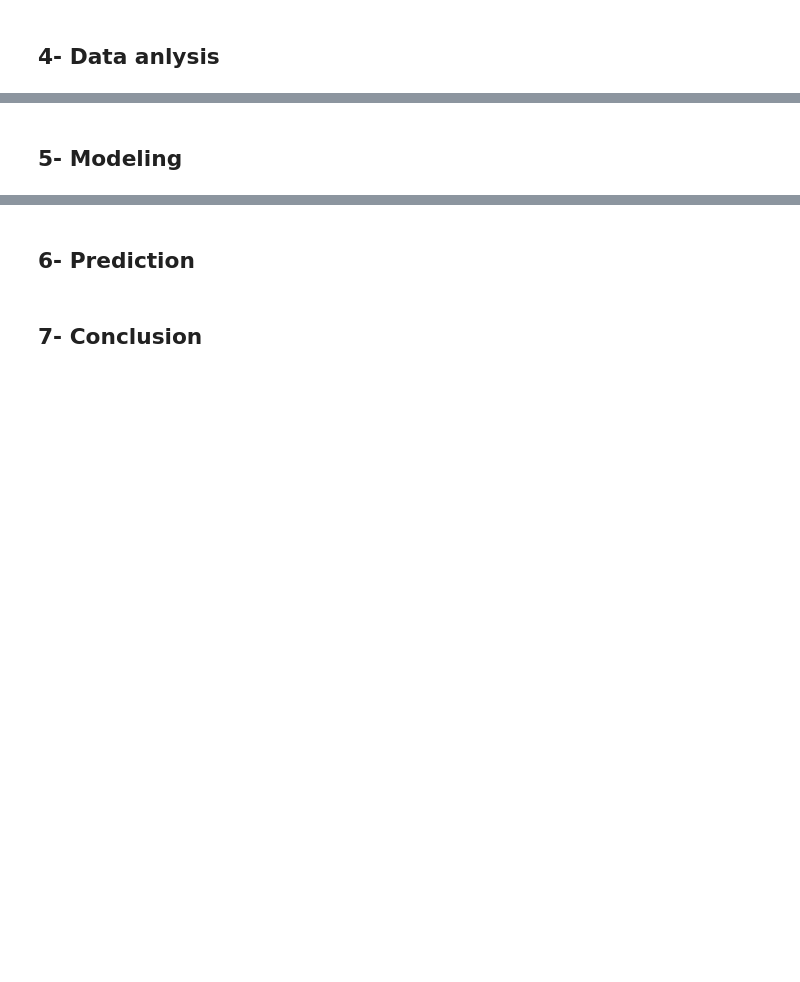
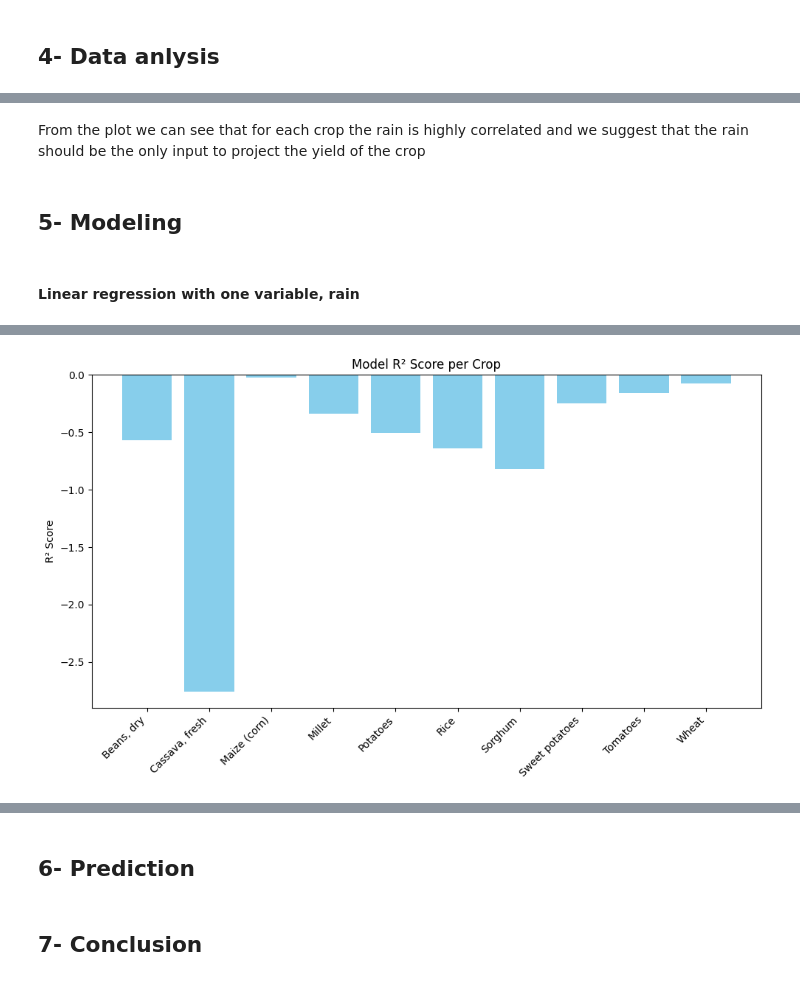
Before and after one commit to csaafrica/Climate_Smart-Agriculture, a Jupyter notebook: Project_6.ipynb, the cells around one changed output, grey strips where cells are left out. Saved outputs shown, nothing was run; the diff lists cells and outputs as text; code cells hidden in the pictures; blank space fills up the shorter version.

Commit message:
Models added to the notebook

```diff
--- a/Project_6.ipynb
+++ b/Project_6.ipynb
@@ -406,2 +530,80 @@ array(['Beans, dry', 'Cassava, fresh', 'Maize (corn)', 'Millet',
+# %% [markdown]
+From the plot we can see that for each crop the rain is highly correlated and we suggest that the rain should be the only input to project the yield of the crop
 # %% [markdown]
 ## 5- Modeling
+# %% [markdown]
+#### Linear regression with one variable, rain
+# %%
+
+# Create scaler objet
+rb_scaler = RobustScaler()
+
+# Create model object
+linear_model_multi_variable = LinearRegression()
+
+crop_r2_scores = {}
+
+for i, crop in enumerate(unique_crops):
+
+    print(crop)
+
+    #select the corresponding crop data from the clean_data
+    crop_data = clean_data[clean_data["Item"] == crop]
+
+    #set the target variable as the yield
+    y = crop_data["Yield(t/ha)"].to_numpy()
+
+    # We are just going to use numerical data to begin with
+    # Drop our count and multicolinear feel_temperature
+    numerical_data = crop_data.select_dtypes(include='number')
+
+    # removing the irrelevant columns
+    numerical_data = numerical_data.drop(columns=["temperature(C)","Yield(t/ha)","Year","Area(ha)","Production(T)","Amount(1000USD)", "Temp_change(C)"])
+    #print(numerical_data)
+
+    # Scale the data
+    scaled_features = rb_scaler.fit_transform(numerical_data)
+    scaled_data = pd.DataFrame(scaled_features, columns = numerical_data.columns)
+
+    # see the scaled_data
+    scaled_data.head(3)
+
+    # Using all of the columns from the scaled data.
+    X = scaled_data.to_numpy()
+
+    # Split the training and test data.
+    X_train, X_test, y_train, y_test = train_test_split(X, y, test_size=0.2, random_state=1234)
+
+    # Fit model
+    linear_model_multi_variable.fit(X_train, y_train);
+
+    # Fit model
+    linear_model_multi_variable.fit(X_train, y_train);
+
+    # Generate predictions from data.
+    y_pred = linear_model_multi_variable.predict(X_test)
+
+    # Show the first 10 predictions
+    print(y_pred[:10])
+    print(crop_data['Yield(t/ha)'].head(10))
+
+    # Calculate R^2 value using the true and predicted values of y_test.
+    r2_value = r2_score(y_test, y_pred)
+    crop_r2_scores[crop] = r2_value
+    print(f"Multivariable R^2 value for {crop}: \n", r2_value)
+
+    slope = linear_model_multi_variable.coef_[0]
+    intercept = linear_model_multi_variable.intercept_
+    print(f"Yield = {slope:.3f} * Rainfall + {intercept:.3f}")
+
+
+# Plot
+plt.figure(figsize=(10,6))
+plt.bar(crop_r2_scores.keys(), crop_r2_scores.values(), color='skyblue')
+plt.xticks(rotation=45, ha='right')
+plt.ylabel("R² Score")
+plt.title("Model R² Score per Crop")
+plt.tight_layout()
+plt.savefig("r2_scores_per_crop_1.png", dpi=300)
+#plt.show()
+# %% [output]
@@ -407,0 +627 @@ array(['Beans, dry', 'Cassava, fresh', 'Maize (corn)', 'Millet',
+[figure, added]
```
Also changed, not shown: parts of 17 cells of this notebook.
